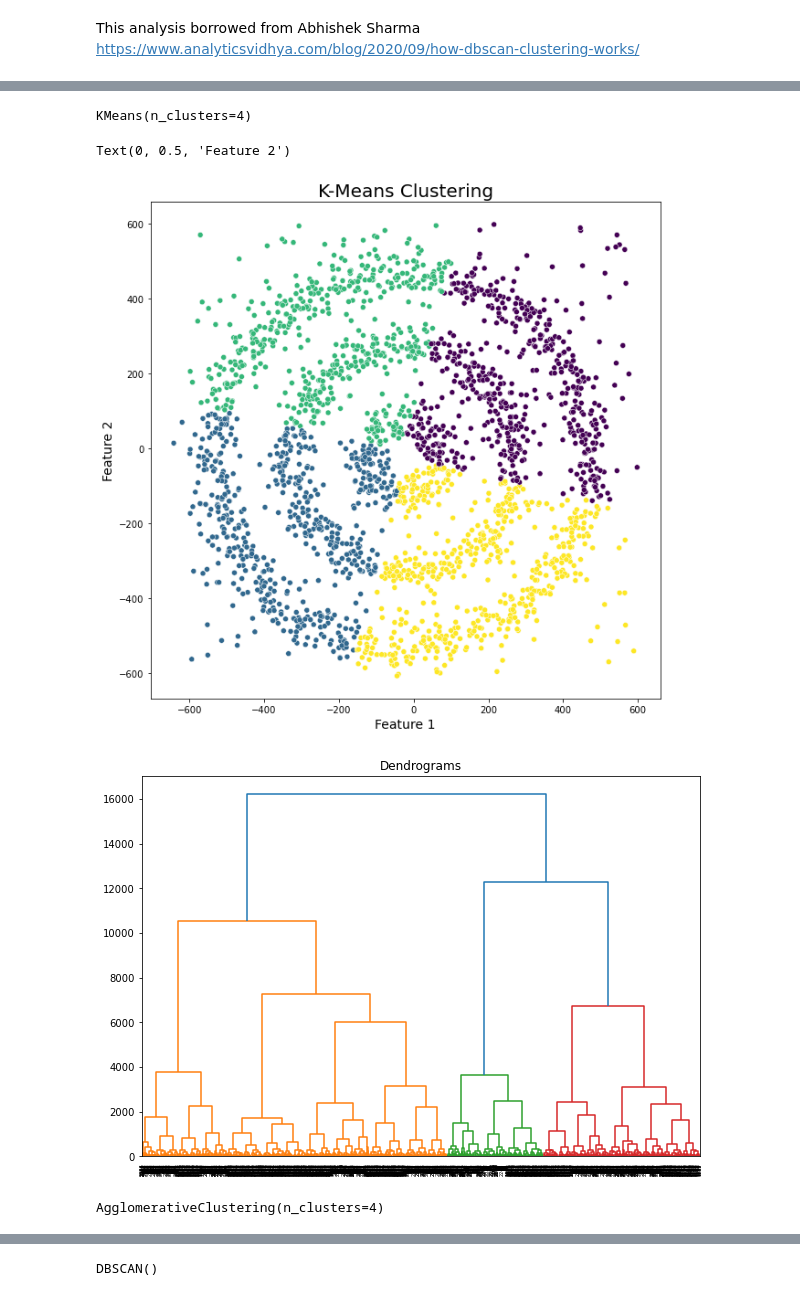
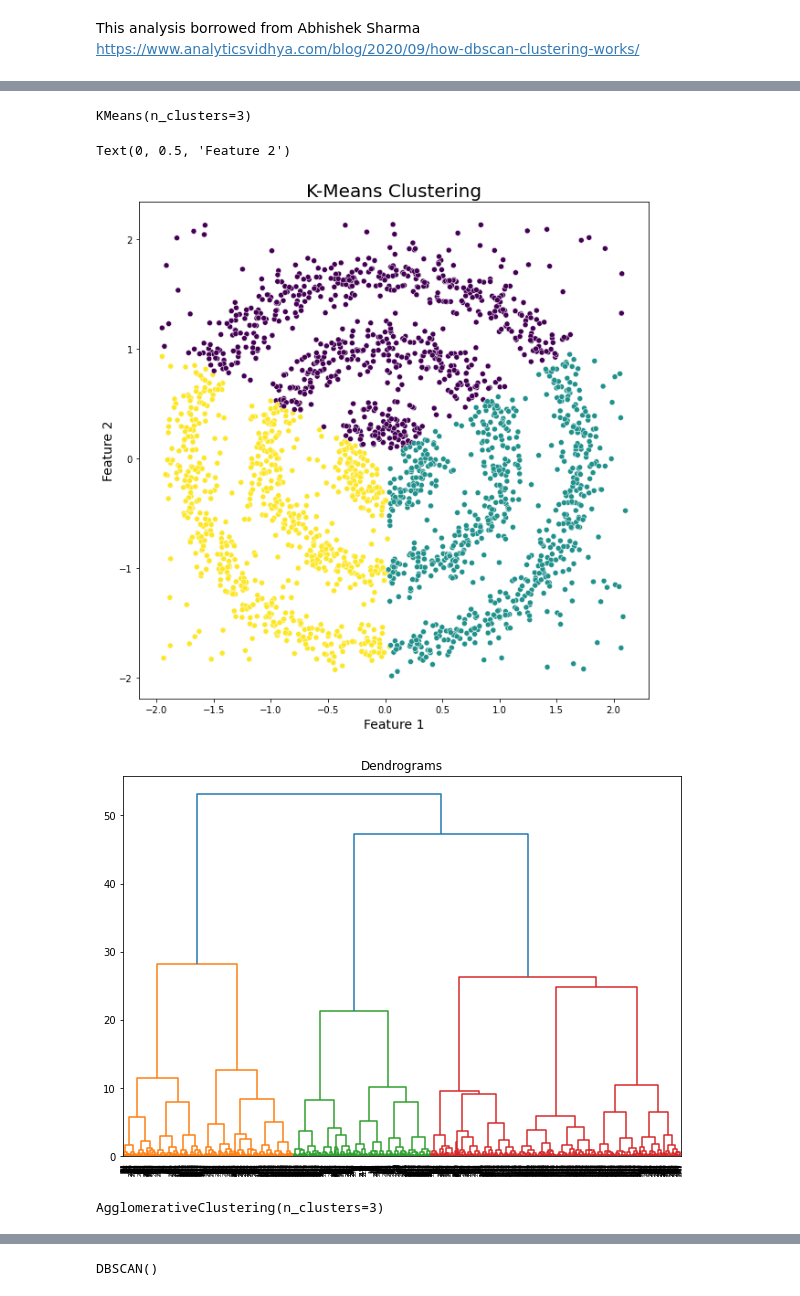
Before and after one commit to arjunc12/cmpinf2120-notebooks, a Jupyter notebook: Unsupervised-Learning/dbscan-clustering.ipynb, the cells around one changed output, grey strips where cells are left out. Cells and saved outputs as stored; diff of their text form; code cells hidden in the pictures.

```diff
--- a/Unsupervised-Learning/dbscan-clustering.ipynb
+++ b/Unsupervised-Learning/dbscan-clustering.ipynb
@@ -43 +44,5 @@ df
 2300 rows × 2 columns
+# %%
+scaler = StandardScaler()
+scaled_data = scaler.fit_transform(df)
+scaled_data
@@ -53,32 +67,33 @@ Text(0, 0.5, 'Feature 2')
 # %%
 from sklearn.cluster import KMeans
-k_means = KMeans(n_clusters=4)
-k_means.fit(df[[0, 1]])
+k_means = KMeans(n_clusters=3)
+#k_means.fit(df[[0, 1]])
+k_means.fit(scaled_data)
 # %% [output]
-KMeans(n_clusters=4)
+KMeans(n_clusters=3)
 # %%
 # Plotting resulting clusters
 pylab.figure(figsize=(10, 10))
-sns.scatterplot(x=df[0], y=df[1], c=k_means.labels_)
+sns.scatterplot(x=scaled_data[:, 0], y=scaled_data[:, 1], c=k_means.labels_)
 pylab.title('K-Means Clustering', fontsize=20)
 pylab.xlabel('Feature 1', fontsize=14)
 pylab.ylabel('Feature 2', fontsize=14)
 # %% [output]
 Text(0, 0.5, 'Feature 2')
-[figure, old version]
+[figure, new version]
 # %%
 import scipy.cluster.hierarchy as shc
 plt.figure(figsize=(10, 7))
 plt.title("Dendrograms")
-dend = shc.dendrogram(shc.linkage(df, method='ward'))
+dend = shc.dendrogram(shc.linkage(scaled_data, method='ward'))
 # %% [output]
-[figure, old version]
+[figure, new version]
 # %%
 from sklearn.cluster import AgglomerativeClustering
-model = AgglomerativeClustering(n_clusters=4, affinity='euclidean')
+model = AgglomerativeClustering(n_clusters=3, affinity='euclidean')
 model.fit(df)
 # %% [output]
-AgglomerativeClustering(n_clusters=4)
+AgglomerativeClustering(n_clusters=3)
 # %%
 # Plotting resulting clusters
 pylab.figure(figsize=(10,10))
```
Also changed, not shown: parts of 11 cells of this notebook, 2 other files.
